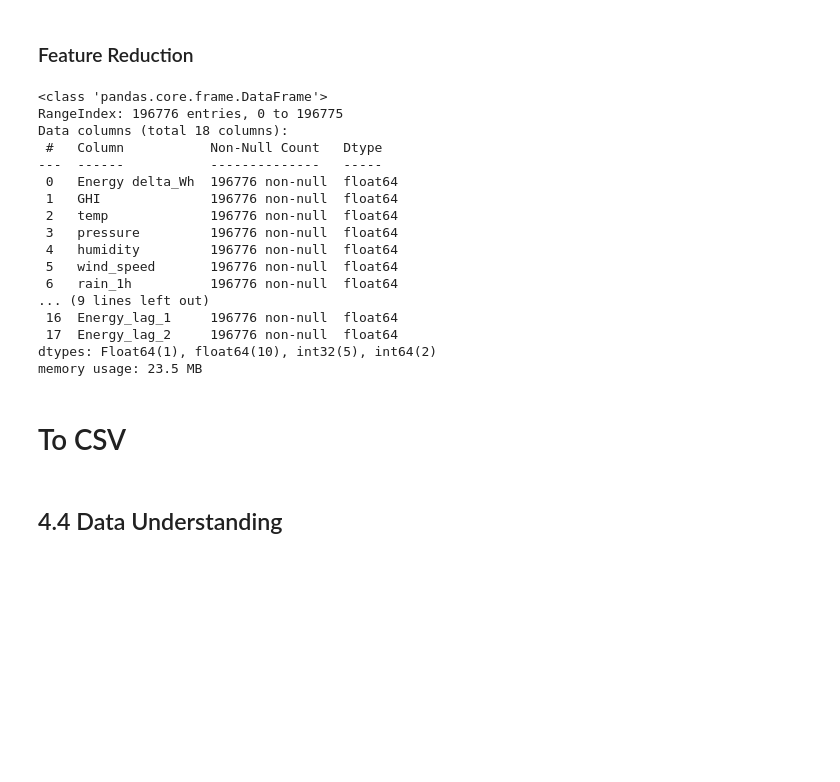
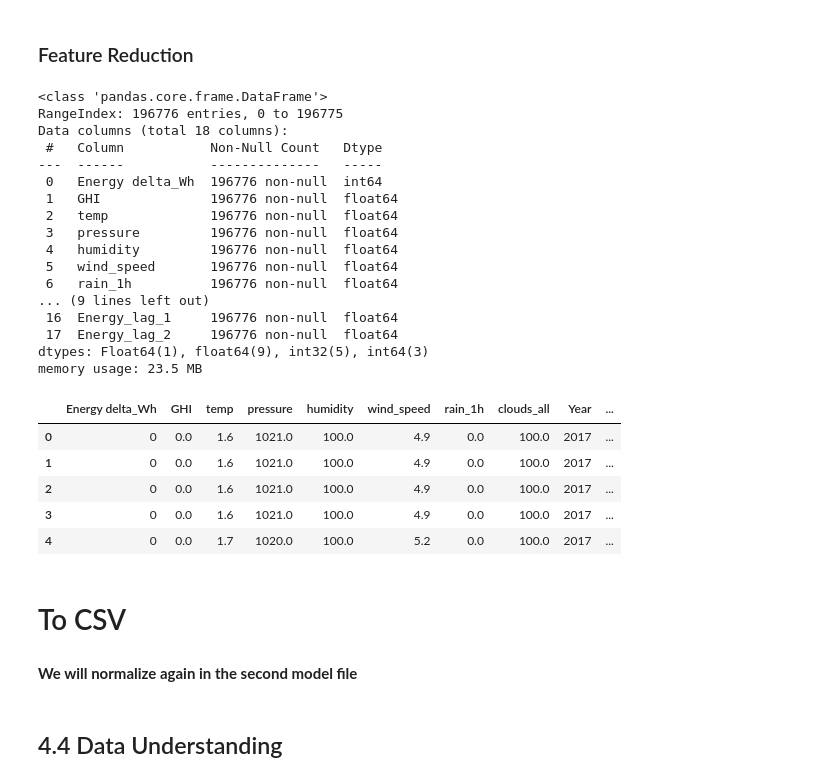
Before and after one commit to chenming7777/greenlight, a Jupyter notebook: solar_preprocessing/renewable-energy-and-weather-conditions-analysis.ipynb, the cells around one changed output. Saved outputs shown, nothing was run; the diff lists cells and outputs as text; code cells hidden in the pictures; blank space fills up the shorter version.

```diff
--- a/solar_preprocessing/renewable-energy-and-weather-conditions-analysis.ipynb
+++ b/solar_preprocessing/renewable-energy-and-weather-conditions-analysis.ipynb
@@ -1069,14 +1033,14 @@ columns_to_drop = [
 df.drop(columns=columns_to_drop, inplace=True)
 df2.drop(columns=columns_to_drop, inplace=True)
 # %%
-df.info()
+df2.info()
 # %% [output]
 <class 'pandas.core.frame.DataFrame'>
 RangeIndex: 196776 entries, 0 to 196775
 Data columns (total 18 columns):
  #   Column           Non-Null Count   Dtype
 ---  ------           --------------   -----
- 0   Energy delta_Wh  196776 non-null  float64
+ 0   Energy delta_Wh  196776 non-null  int64
  1   GHI              196776 non-null  float64
  2   temp             196776 non-null  float64
  3   pressure         196776 non-null  float64
@@ -1086,10 +1050,21 @@ Data columns (total 18 columns):
 ... (9 lines left out)
  16  Energy_lag_1     196776 non-null  float64
  17  Energy_lag_2     196776 non-null  float64
-dtypes: Float64(1), float64(10), int32(5), int64(2)
+dtypes: Float64(1), float64(9), int32(5), int64(3)
 memory usage: 23.5 MB
+# %%
+df2.head()
+# %% [output]
+|  | Energy delta_Wh | GHI | temp | pressure | humidity | wind_speed | rain_1h | clouds_all | Year | ... |
+| 0 | 0 | 0.0 | 1.6 | 1021.0 | 100.0 | 4.9 | 0.0 | 100.0 | 2017 | ... |
+| 1 | 0 | 0.0 | 1.6 | 1021.0 | 100.0 | 4.9 | 0.0 | 100.0 | 2017 | ... |
+| 2 | 0 | 0.0 | 1.6 | 1021.0 | 100.0 | 4.9 | 0.0 | 100.0 | 2017 | ... |
+| 3 | 0 | 0.0 | 1.6 | 1021.0 | 100.0 | 4.9 | 0.0 | 100.0 | 2017 | ... |
+| 4 | 0 | 0.0 | 1.7 | 1020.0 | 100.0 | 5.2 | 0.0 | 100.0 | 2017 | ... |
 # %% [markdown]
 # To CSV
+# %% [markdown]
+**We will normalize again in the second model file**
 # %%
 df2.to_csv('solar_weather_processed.csv', index=False)
 # %% [markdown]
```
Also changed, not shown: parts of 5 cells of this notebook, 1 other file.
